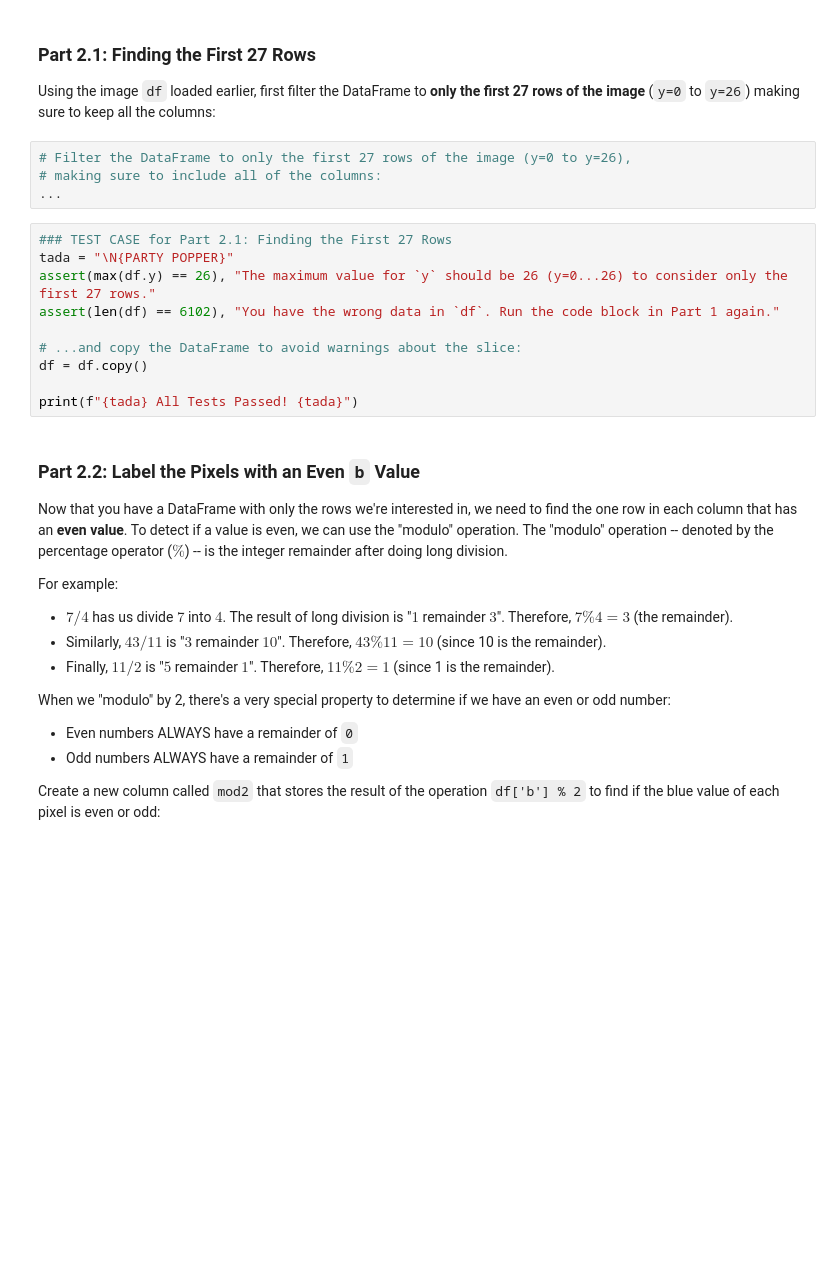
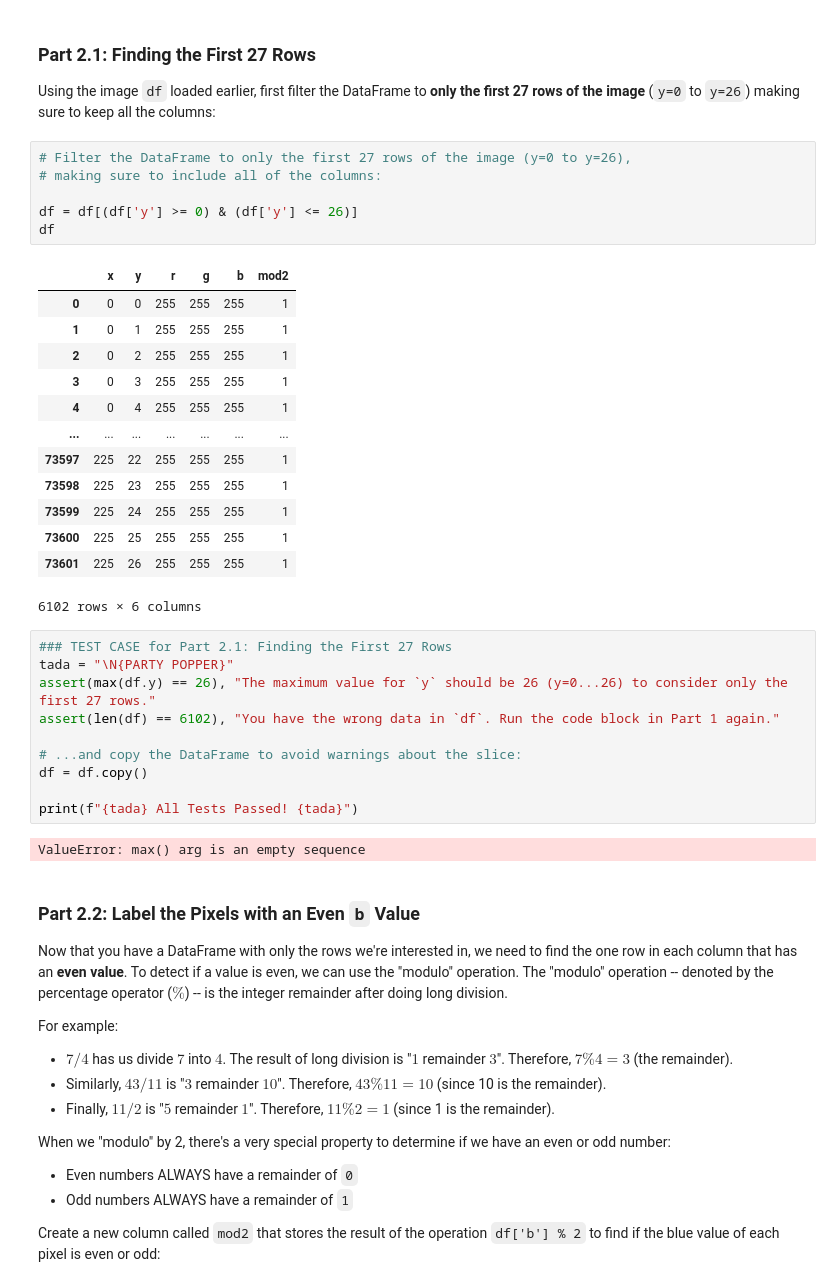
Before and after one commit to economirtrics/microprojects, a Jupyter notebook: microproject-08-image-steganography/microproject-08-image-steganography.ipynb, the cells around one changed output. Cells and saved outputs as stored; diff of their text form; blank space fills up the shorter version.

```diff
--- a/microproject-08-image-steganography/microproject-08-image-steganography.ipynb
+++ b/microproject-08-image-steganography/microproject-08-image-steganography.ipynb
@@ -80,7 +96,23 @@ Using the image `df` loaded earlier, first filter the DataFrame to **only the fi
 # %%
 # Filter the DataFrame to only the first 27 rows of the image (y=0 to y=26),
 # making sure to include all of the columns:
-...
+
+df = df[(df['y'] >= 0) & (df['y'] <= 26)]
+df
+# %% [output]
+|  | x | y | r | g | b | mod2 |
+| 0 | 0 | 0 | 255 | 255 | 255 | 1 |
+| 1 | 0 | 1 | 255 | 255 | 255 | 1 |
+| 2 | 0 | 2 | 255 | 255 | 255 | 1 |
+| 3 | 0 | 3 | 255 | 255 | 255 | 1 |
+| 4 | 0 | 4 | 255 | 255 | 255 | 1 |
+| ... | ... | ... | ... | ... | ... | ... |
+| 73597 | 225 | 22 | 255 | 255 | 255 | 1 |
+| 73598 | 225 | 23 | 255 | 255 | 255 | 1 |
+| 73599 | 225 | 24 | 255 | 255 | 255 | 1 |
+| 73600 | 225 | 25 | 255 | 255 | 255 | 1 |
+| 73601 | 225 | 26 | 255 | 255 | 255 | 1 |
+6102 rows × 6 columns
 # %%
 ### TEST CASE for Part 2.1: Finding the First 27 Rows
 tada = "\N{PARTY POPPER}"
@@ -91,6 +123,8 @@ assert(len(df) == 6102), "You have the wrong data in `df`. Run the code block in
 df = df.copy()
 
 print(f"{tada} All Tests Passed! {tada}")
+# %% [output]
+ValueError: max() arg is an empty sequence
 # %% [markdown]
 ### Part 2.2: Label the Pixels with an Even `b` Value
 
```
Also changed, not shown: parts of 20 cells of this notebook, 1 other file.
